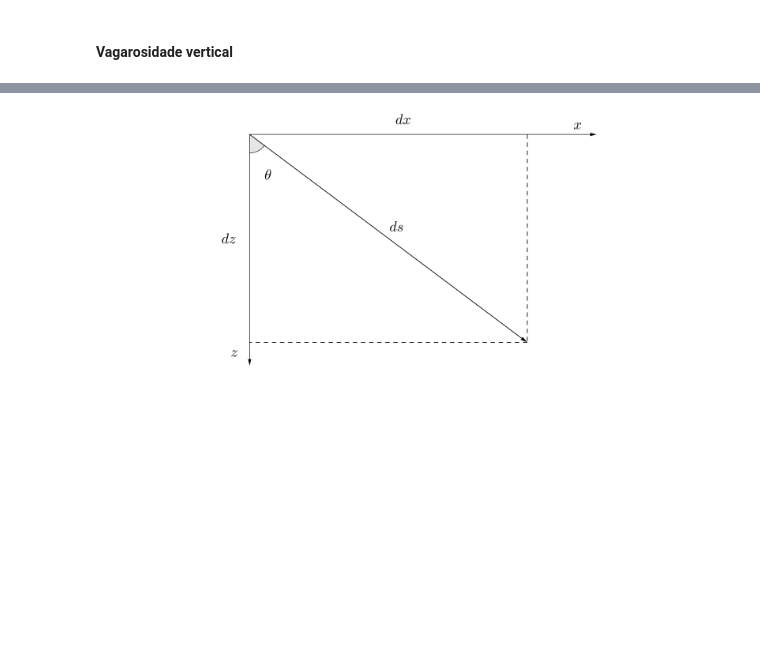
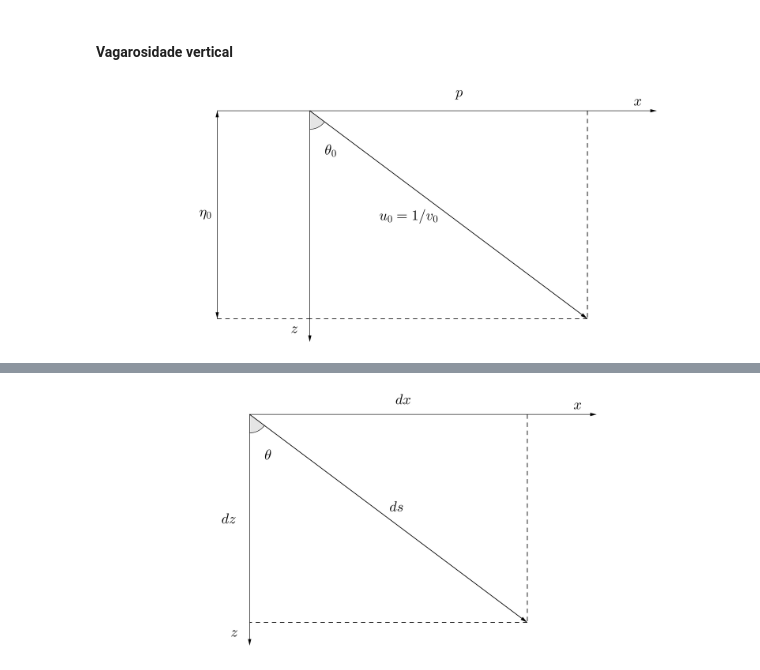
Before and after one commit to Geofisicando/introducao-teoria-raio, a Jupyter notebook: modeloOndasPlanas/TeoriaDoRaioModeloOndasPlanas.ipynb, the cells around one changed output, grey strips where cells are left out. Cells and saved outputs as stored; diff of their text form; code cells hidden in the pictures; blank space fills up the shorter version.

```diff
--- a/modeloOndasPlanas/TeoriaDoRaioModeloOndasPlanas.ipynb
+++ b/modeloOndasPlanas/TeoriaDoRaioModeloOndasPlanas.ipynb
@@ -38,3 +38,8 @@ $$ \frac{\Delta t}{\Delta x} = \frac{\sin \theta}{v} = u \sin \theta \equiv p$$
 A vagarosidade é definida como $u=1/v$, $p$ é a chamada vagarosidade horizontal.
 # %% [markdown]
 #### Vagarosidade vertical
+# %%
+from IPython.display import Image
+Image(filename="images/vetorUePEta0.png",width=1000)
+# %% [output]
+[figure, added]
```
Also changed, not shown: parts of 7 cells of this notebook, 7 other files.
